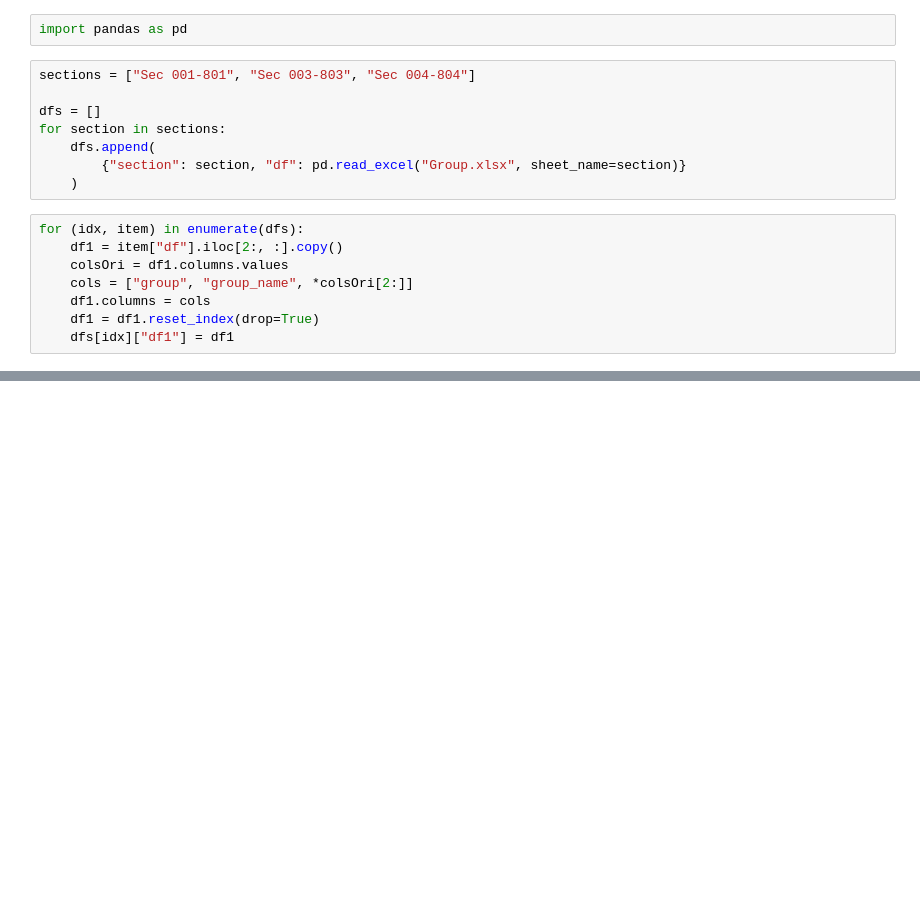
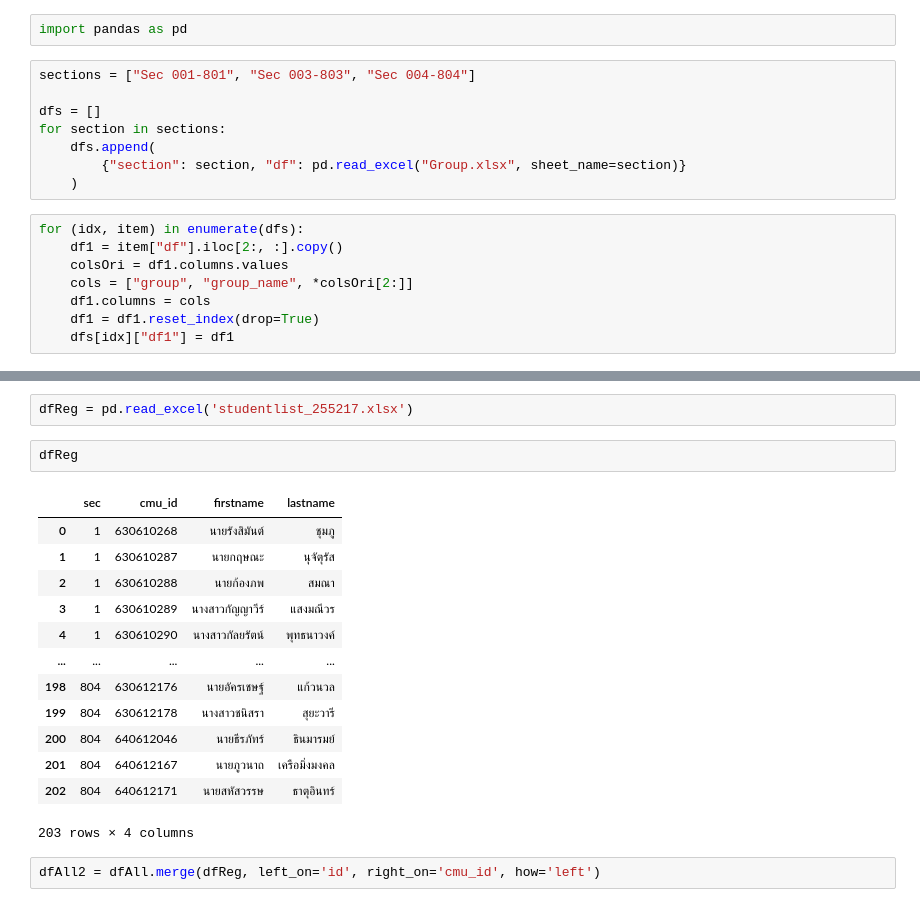
Before and after one commit to prodsup-66/prod-sup-2564-2, a Jupyter notebook: Code/group-project/group.ipynb, the cells around one changed output, grey strips where cells are left out. Saved outputs shown, nothing was run; the diff lists cells and outputs as text; blank space fills up the shorter version.

```diff
--- a/Code/group-project/group.ipynb
+++ b/Code/group-project/group.ipynb
@@ -87,0 +100,20 @@ display(dfAll)
+# %%
+dfReg = pd.read_excel('studentlist_255217.xlsx')
+# %%
+dfReg
+# %% [output]
+|  | sec | cmu_id | firstname | lastname |
+| 0 | 1 | 630610268 | นายรังสิมันต์ | ชุมภู |
+| 1 | 1 | 630610287 | นายกฤษณะ | นุจัตุรัส |
+| 2 | 1 | 630610288 | นายก้องภพ | สมณา |
+| 3 | 1 | 630610289 | นางสาวกัญญาวีร์ | แสงมณีวร |
+| 4 | 1 | 630610290 | นางสาวกัลยรัตน์ | พุทธนาวงค์ |
+| ... | ... | ... | ... | ... |
+| 198 | 804 | 630612176 | นายอัครเชษฐ์ | แก้วนวล |
+| 199 | 804 | 630612178 | นางสาวชนิสรา | สุยะวารี |
+| 200 | 804 | 640612046 | นายธีรภัทร์ | ธินมารมย์ |
+| 201 | 804 | 640612167 | นายภูวนาถ | เครือมิ่งมงคล |
+| 202 | 804 | 640612171 | นายสหัสวรรษ | ธาตุอินทร์ |
+203 rows × 4 columns
+# %%
+dfAll2 = dfAll.merge(dfReg, left_on='id', right_on='cmu_id', how='left')
```
Also changed, not shown: parts of 7 cells of this notebook, 3 other files.
